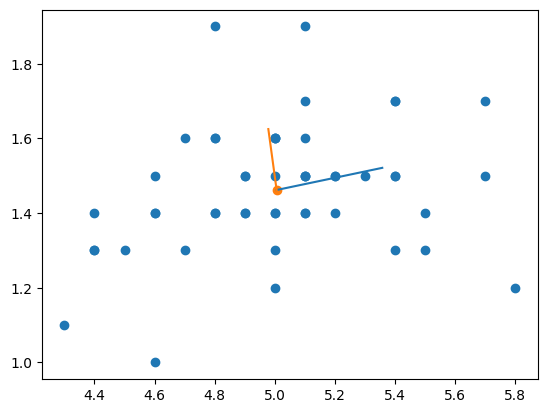
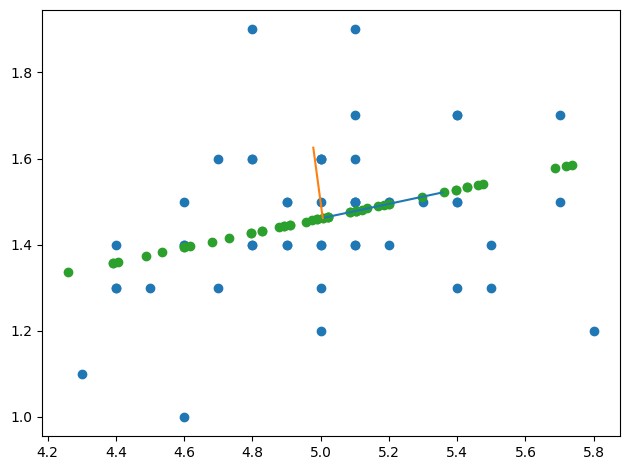
The notebook cell's code change between the first figure and the second:
--- before
+++ after
@@ -11,2 +11,10 @@
     [pca.mean_[1], pca.mean_[1]+pca.components_[1][1]*np.sqrt(pca.explained_variance_[1])],
 )
+
+pca1=PCA(n_components=1)
+pca1.fit(data_setosa)
+X_pca1=pca1.transform(data_setosa)
+X_new=pca1.inverse_transform(X_pca1)
+
+plt.scatter(X_new[:,0], X_new[:,1])
+plt.tight_layout()

Commit: update LK17.ipynb